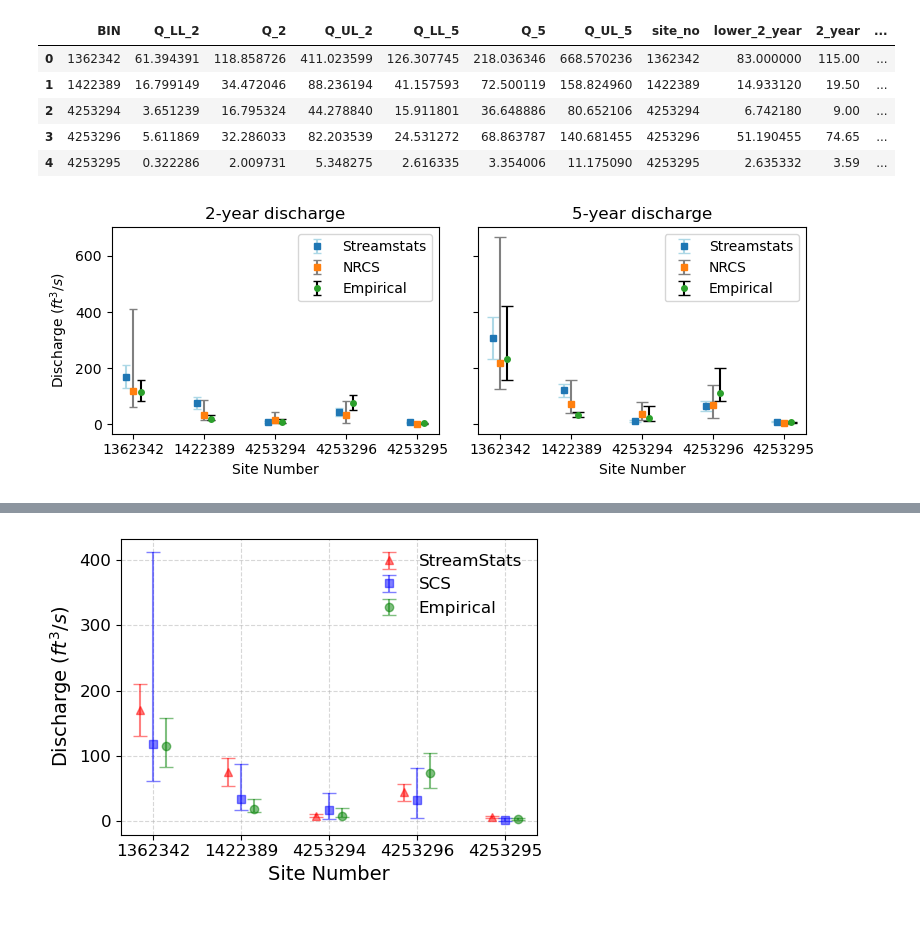
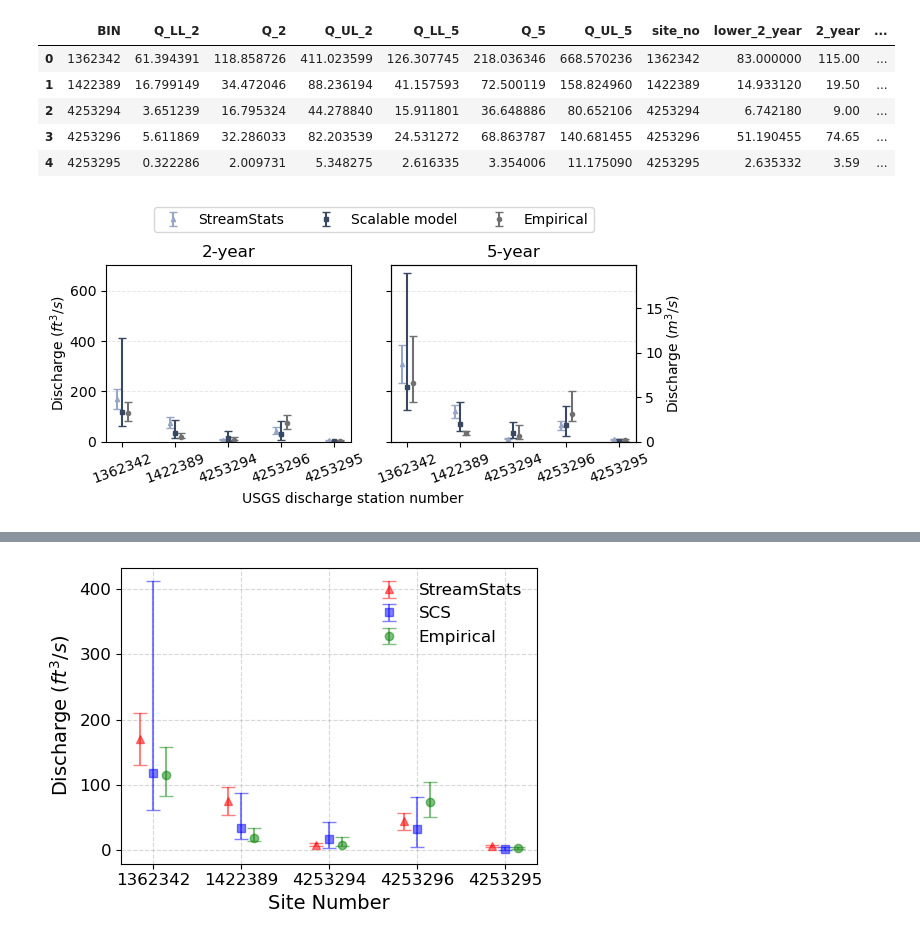
Before and after one commit to omidemam/flood_risk_dynamics, a Jupyter notebook: 4. Validation/Quantile_validation .ipynb, the cells around one changed output, grey strips where cells are left out. Saved outputs shown, nothing was run; the diff lists cells and outputs as text; code cells hidden in the pictures.

```diff
--- a/4. Validation/Quantile_validation .ipynb
+++ b/4. Validation/Quantile_validation .ipynb
@@ -185,5 +193,7 @@ subset
 # %%
-subset = nys_stations_dis[(nys_stations_dis['drain_Area'] < 2) & (nys_stations_dis['len_record'] > 15)]
+subset = nys_stations_dis[
+    nys_stations_dis['site_no'].isin(['01362342', '01422389', '04253294', '04253296', '04253295'])
+]
 base_path = r'D:\culvert repo\data\USGS\discharge_NYS'
 results = []
 
@@ -209,6 +219,16 @@ for i, row in subset.iterrows():
         max_values = annual_max['00060'].values
 
 
+
+        # Set global font size for all elements
+        plt.rcParams.update({
+            'font.size': 14,       # Base font size
+            'axes.titlesize': 16,  # Axes title font size
+            'axes.labelsize': 15,  # X/Y label font size
+            'xtick.labelsize': 14, # X tick labels
+            'ytick.labelsize': 14, # Y tick labels
+            'legend.fontsize': 13  # Legend font size
+        })
         # plot
         fig, axes = plt.subplots(1, 2, figsize=(14, 4))
 
@@ -216,7 +236,7 @@ for i, row in subset.iterrows():
         axes[0].plot(discharge['datetime'], discharge['00060'], label='Discharge (cfs)', alpha=0.7)
         axes[0].plot(annual_max['datetime'], annual_max['00060'], 'r*', label='Annual Max', markersize=10)
         axes[0].set_ylim(0,np.max(max_values))
-        axes[0].set_title(f"Time Series - Site {site_no}")
+        #axes[0].set_title(f"Site {site_no}")
         axes[0].set_xlabel("Date")
         axes[0].set_ylabel("Discharge ($cfs$)")
         axes[0].grid(True)
@@ -259,6 +279,8 @@ for i, row in subset.iterrows():
         axes[1].set_ylim(0,1)
         axes[1].grid(True)
         axes[1].legend(loc='lower right')
+        fig.suptitle(f"Site {site_no}", fontsize=14, y=0.95)
+
         # show
         plt.tight_layout()
         plt.savefig(rf'D:\culvert repo\Results\Figures\val_quantiles_{site_no}.png', dpi=300)
@@ -319,20 +466,8 @@ error_5yr = [
 # %%
 sites=dis['BIN']
 # %%
-# Compute NRCS error bars
-nrcs_error_2yr = [
-    dis['Q_2'] - dis['Q_LL_2'],
-    dis['Q_UL_2'] - dis['Q_2']
-]
-
-nrcs_error_5yr = [
-    dis['Q_5'] - dis['Q_LL_5'],
-    dis['Q_UL_5'] - dis['Q_5']
-]
-x = np.arange(len(dis))
-# Compute StreamStats CI (95% CI assumed from percent error)
-ss_error_2yr = dis['Str_stat_2_year'] * dis['dis_std_error_2_strstat'] / 100
-ss_error_5yr = dis['Str_stat_5_year'] * dis['dis_std_error_5_strstat'] / 100
+# Conversion factor
+factor = 0.0283168  # 1 ft³/s = 0.0283168 m³/s
 
 # Plotting
 fig, axes = plt.subplots(1, 2, figsize=(8, 3), sharey=True)
@@ -342,55 +477,72 @@ offset = 0.1
 axes[0].errorbar(
     x - offset, dis['Str_stat_2_year'],
     yerr=ss_error_2yr,
-    fmt='s', color='tab:blue', ecolor='lightblue', capsize=3,
-    markersize=4,label='Streamstats'
+    fmt='^', color='#97a6c4', ecolor='#97a6c4', capsize=3,
+    markersize=3,label='Streamstats'
 )
 axes[0].errorbar(
     x, dis['Q_2'],
     yerr=nrcs_error_2yr,
-    fmt='s', color='tab:orange', ecolor='gray', capsize=3,
-    markersize=4,label='NRCS'
+    fmt='s', color='#384860', ecolor='#384860', capsize=3,
+    markersize=3,label='Scalable model'
 )
 axes[0].errorbar(
     x + offset, dis['2_year'],
     yerr=error_2yr,
-    fmt='o', color='tab:green', ecolor='black', capsize=3,
-    markersize=4,label='Empirical'
+    fmt='o', color='#707070', ecolor='#707070', capsize=3,
+    markersize=3,label='Empirical'
 )
-axes[0].set_title('2-year discharge')
-axes[0].set_xlabel('Site Number')
-axes[0].set_ylabel('Discharge ($ft^3/s$)')
+axes[0].set_title('2-year')
+#axes[0].set_xlabel('USGS discharge station number',labelpad=0)
+axes[0].set_ylabel('Discharge ($ft^3/s$)',labelpad=0)
 axes[0].set_xticks(x)
-axes[0].set_xticklabels(sites, rotation=0)
-axes[0].legend(loc='upper right')
+axes[0].set_xticklabels(sites, rotation=20)
+axes[0].set_ylim(0,700 )
+
+axes[0].grid(True, which='major', axis='y', linestyle='--', linewidth=0.7, alpha=0.3)
 
 # ----- 5-Year Plot -----
 axes[1].errorbar(
     x - offset, dis['Str_stat_5_year'],
     yerr=ss_error_5yr,
-    fmt='s', color='tab:blue', ecolor='lightblue', capsize=4,
-    markersize=4,label='Streamstats'
+    fmt='^', color='#97a6c4', ecolor='#97a6c4', capsize=3,
+    markersize=3,label='StreamStats'
 )
 axes[1].errorbar(
     x, dis['Q_5'],
     yerr=nrcs_error_5yr,
-    fmt='s', color='tab:orange', ecolor='gray', capsize=4,
-    markersize=4,label='NRCS'
+    fmt='s', color='#384860', ecolor='#384860', capsize=3,
+    markersize=3,label='Scalable model'
 )
 axes[1].errorbar(
     x + offset, dis['5_year'],
     yerr=error_5yr,
-    fmt='o', color='tab:green', ecolor='black', capsize=4,
-    markersize=4,label='Empirical'
+    fmt='o', color='#707070', ecolor='#707070', capsize=3,
+    markersize=3,label='Empirical'
 )
-axes[1].set_title('5-year discharge')
-axes[1].set_xlabel('Site Number')
+axes[1].set_title('5-year')
+#axes[1].set_xlabel('USGS discharge station number',labelpad=0)
 axes[1].set_xticks(x)
-axes[1].set_xticklabels(sites, rotation=0)
-axes[1].legend(loc='upper right')
-plt.tight_layout()
+axes[1].set_xticklabels(sites, rotation=20)
+axes[1].grid(True, which='major', axis='y', linestyle='--', linewidth=0.7, alpha=0.3)
+
+# Twin axis (m³/s) for subplot 1
+ax2_1 = axes[1].twinx()
+ax2_1.set_ylabel('Discharge ($m^3/s$)', fontsize=10, labelpad=0)
+ymin, ymax = axes[1].get_ylim()
+ax2_1.set_ylim(ymin * factor, ymax * factor)
+
+# Legend outside figure
+handles, labels = axes[1].get_legend_handles_labels()
+fig.legend(
+    handles, labels,
+    fontsize=10, bbox_to_anchor=(0.71,1.1), loc='upper right', ncol=3, frameon=True
+)
+fig.supxlabel('USGS discharge station number', fontsize=10, x=0.40,y=0.08)
+
+plt.tight_layout(rect=[0,0,0.85,1])  # leave space for legend
 plt.savefig(r"D:\culvert repo\Results\Figures\2_and_5_year_evnet_stream_NRCS_emprical.png",
             dpi=300, bbox_inches='tight')
 plt.show()
 # %% [output]
-[figure, old version]
+[figure, new version]
```
Also changed, not shown: parts of 9 cells of this notebook.
